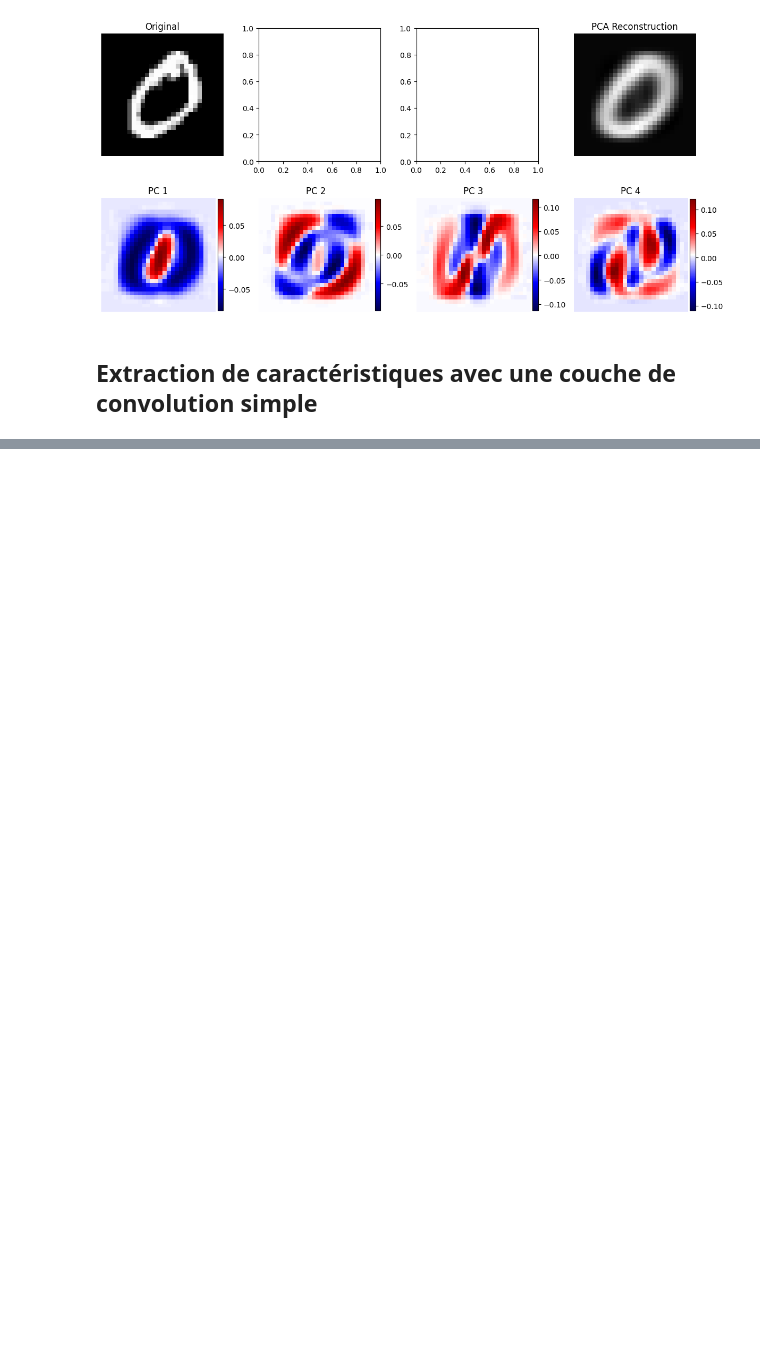
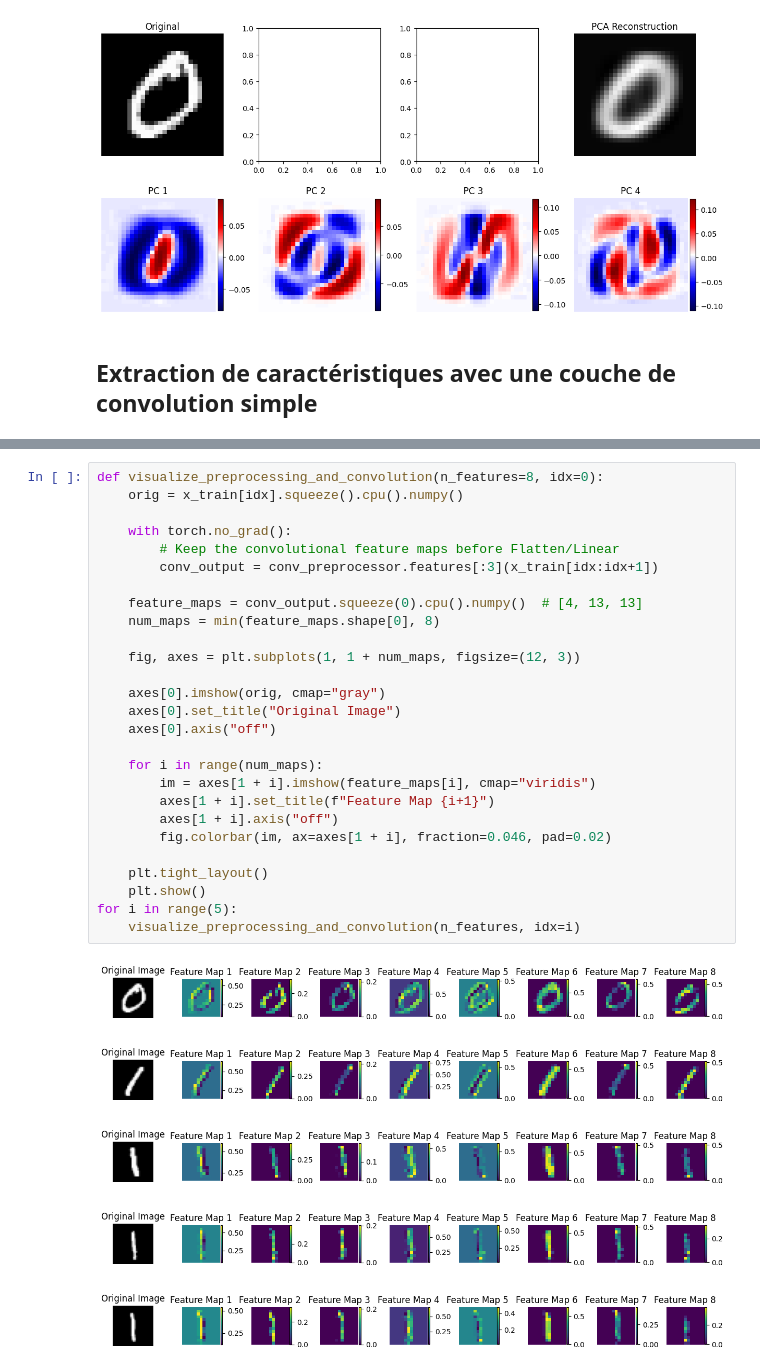
Before and after one commit to QuantumETS/implementation-challenges, a Jupyter notebook: notebooks/MNIST-dataset.ipynb, the cells around one changed output, grey strips where cells are left out. Drawn from its saved outputs; the diff is of its cells as text; blank space fills up the shorter version.

```diff
--- a/notebooks/MNIST-dataset.ipynb
+++ b/notebooks/MNIST-dataset.ipynb
@@ -237,0 +242,33 @@ plt.show()
+# %%
+def visualize_preprocessing_and_convolution(n_features=8, idx=0):
+    orig = x_train[idx].squeeze().cpu().numpy()
+
+    with torch.no_grad():
+        # Keep the convolutional feature maps before Flatten/Linear
+        conv_output = conv_preprocessor.features[:3](x_train[idx:idx+1])
+
+    feature_maps = conv_output.squeeze(0).cpu().numpy()  # [4, 13, 13]
+    num_maps = min(feature_maps.shape[0], 8)
+
+    fig, axes = plt.subplots(1, 1 + num_maps, figsize=(12, 3))
+
+    axes[0].imshow(orig, cmap="gray")
+    axes[0].set_title("Original Image")
+    axes[0].axis("off")
+
+    for i in range(num_maps):
+        im = axes[1 + i].imshow(feature_maps[i], cmap="viridis")
+        axes[1 + i].set_title(f"Feature Map {i+1}")
+        axes[1 + i].axis("off")
+        fig.colorbar(im, ax=axes[1 + i], fraction=0.046, pad=0.02)
+
+    plt.tight_layout()
+    plt.show()
+for i in range(5):
+    visualize_preprocessing_and_convolution(n_features, idx=i)
+# %% [output]
+[figure, added]
+[figure, added]
+[figure, added]
+[figure, added]
+[figure, added]
```
Also changed, not shown: parts of 6 cells of this notebook.
